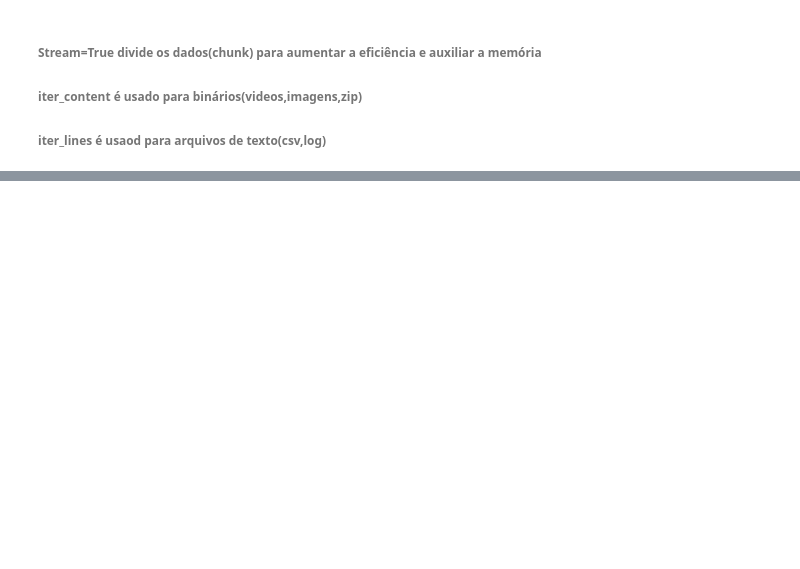
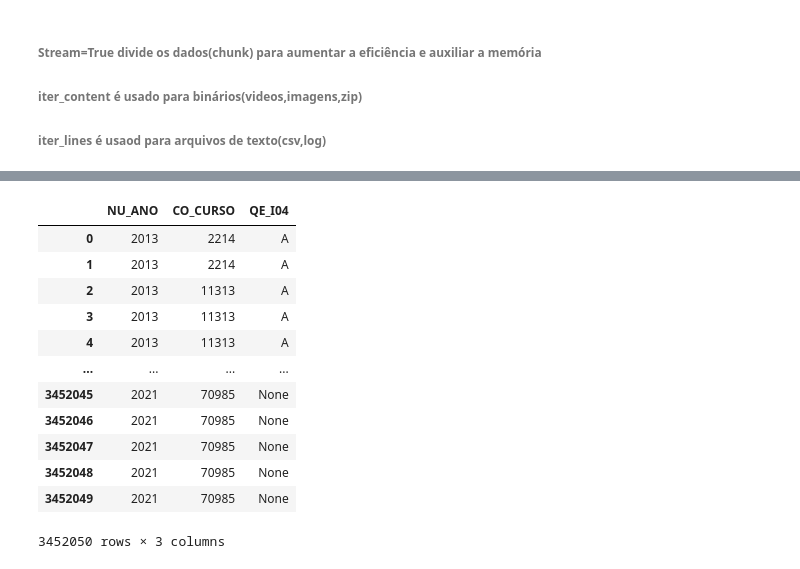
Before and after one commit to Andressa-Evelyn/microdados-enade, a Jupyter notebook: enade.ipynb, the cells around one changed output, grey strips where cells are left out. Cells and saved outputs as stored; diff of their text form; code cells hidden in the pictures; blank space fills up the shorter version.

```diff
--- a/enade.ipynb
+++ b/enade.ipynb
@@ -105,0 +162,59 @@ Download concluído: downloads\microdados_enade_2004.zip
+# %%
+base_dir = "/home/951551482@adm.unifor.br/Documentos/microdados-enade/transformed_parquet_files"
+dataframes = {}
+
+for root, dirs, files in os.walk(base_dir): #gera o nome das coisas em uma árvore de diretórios
+    for file in files:
+        if file.endswith(".parquet"):
+            sufixo = file.split('_')[-1].split('.')[0] #arq1 ....arq43
+            file_path = os.path.join(root, file)
+            df = pd.read_parquet(file_path)
+
+
+
+for sufixo, dfs in dataframes.items():
+    print(sufixo)
+    # combined_df = pd.concat(dfs, ignore_index=True, axis=0)
+    # print(f"DataFrame combinado para {sufixo}:")
+    # print(combined_df)
+    # print("\n")
+# %%
+import os
+import pandas as pd
+
+base_dir = "/home/951551482@adm.unifor.br/Documentos/microdados-enade/transformed_parquet_files"
+dataframes = {}
+
+for root, dirs, files in os.walk(base_dir):
+    for file in files:
+        if file.endswith(".parquet"):
+            sufixo = file.split('_')[-1].split('.')[0]  # Extrai o sufixo numérico (arq1, arq2, ..., arq43)
+            file_path = os.path.join(root, file)
+            df = pd.read_parquet(file_path)
+
+            # Verifica se o sufixo já existe no dicionário
+            if sufixo in dataframes:
+                # Se existir, concatena o DataFrame atual com o existente
+                dataframes[sufixo] = pd.concat([dataframes[sufixo], df], ignore_index=True)
+            else:
+                # Se não existir, cria uma nova entrada no dicionário
+                dataframes[sufixo] = df
+
+# Agora, dataframes contém os DataFrames agrupados por sufixo
+# Por exemplo, dataframes['arq1'] contém todos os DataFrames concatenados com sufixo 'arq1'
+# %%
+dataframes['arq10']
+# %% [output]
+|  | NU_ANO | CO_CURSO | QE_I04 |
+| 0 | 2013 | 2214 | A |
+| 1 | 2013 | 2214 | A |
+| 2 | 2013 | 11313 | A |
+| 3 | 2013 | 11313 | A |
+| 4 | 2013 | 11313 | A |
+| ... | ... | ... | ... |
+| 3452045 | 2021 | 70985 | None |
+| 3452046 | 2021 | 70985 | None |
+| 3452047 | 2021 | 70985 | None |
+| 3452048 | 2021 | 70985 | None |
+| 3452049 | 2021 | 70985 | None |
+3452050 rows × 3 columns
```
Also changed, not shown: parts of 10 cells of this notebook, 10 other files.
